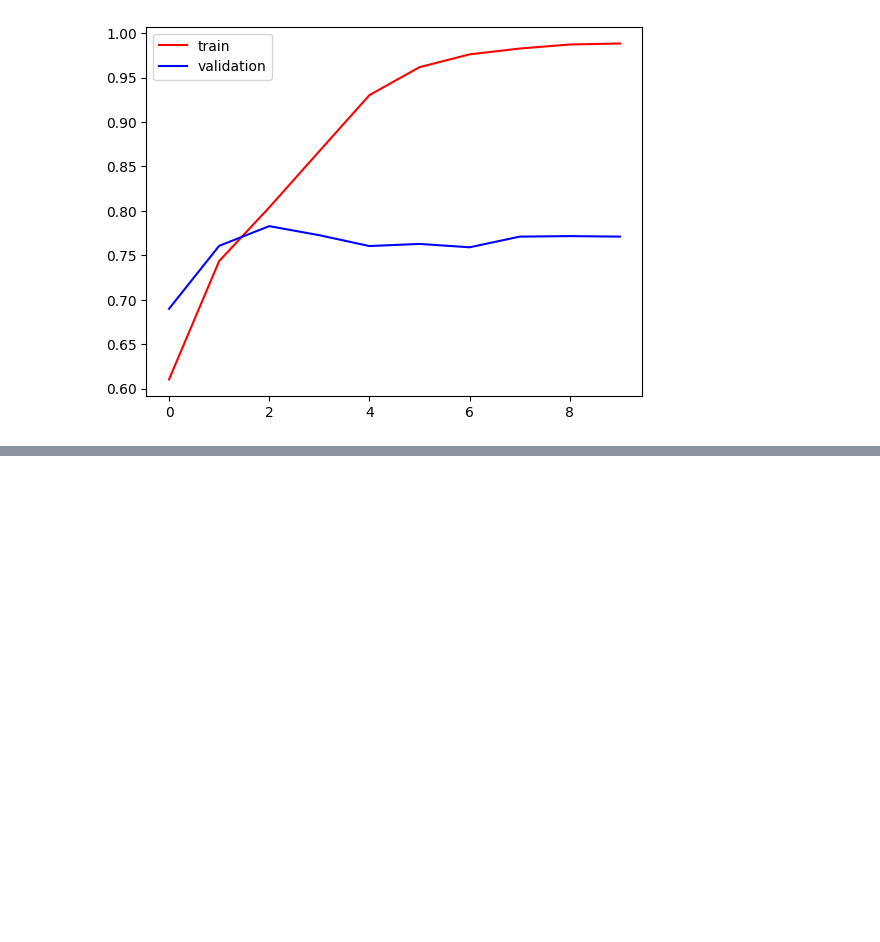
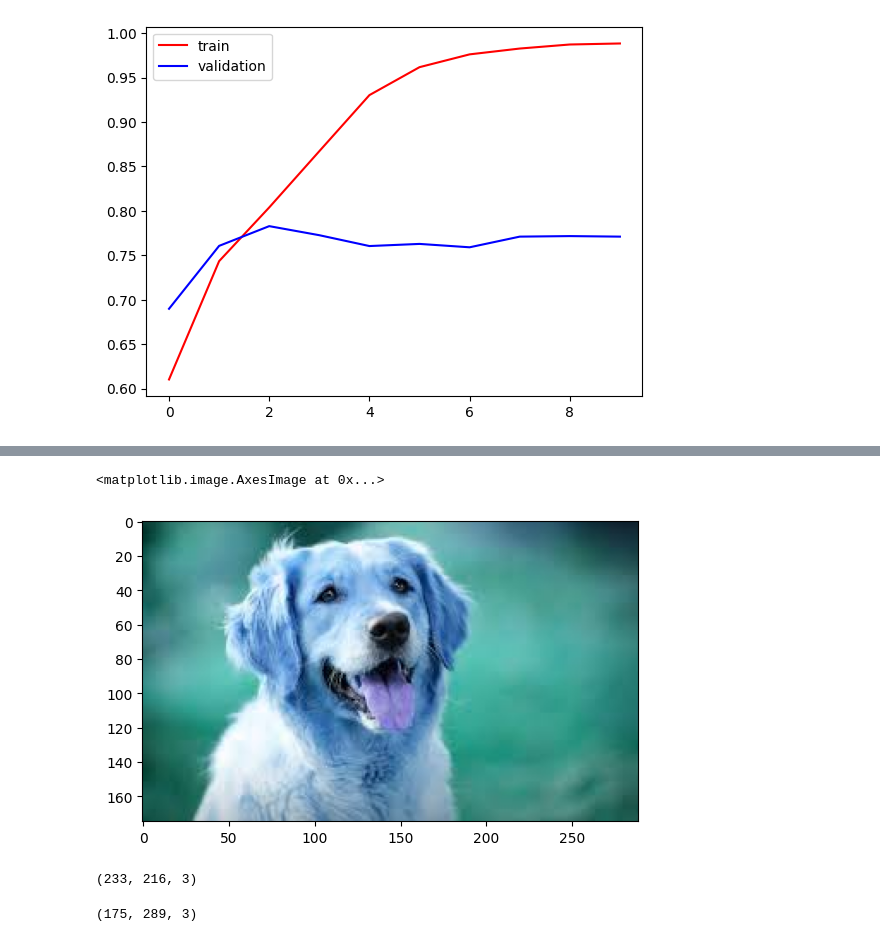
Before and after one commit to Janardan-thapaliya/Deep_Learning_CNN, a Jupyter notebook: Cats_Vs_Dogs_Classification.ipynb, the cells around one changed output, grey strips where cells are left out. Drawn from its saved outputs; the diff is of its cells as text; code cells hidden in the pictures; blank space fills up the shorter version.

```diff
--- a/Cats_Vs_Dogs_Classification.ipynb
+++ b/Cats_Vs_Dogs_Classification.ipynb
@@ -127,0 +148,13 @@ plt.show()
+# %%
+plt.imshow(test_img2)
+# %% [output]
+<matplotlib.image.AxesImage at 0x...>
+[figure, added]
+# %%
+test_img1.shape
+# %% [output]
+(233, 216, 3)
+# %%
+test_img2.shape
+# %% [output]
+(175, 289, 3)
```
Also changed, not shown: parts of 9 cells of this notebook.
